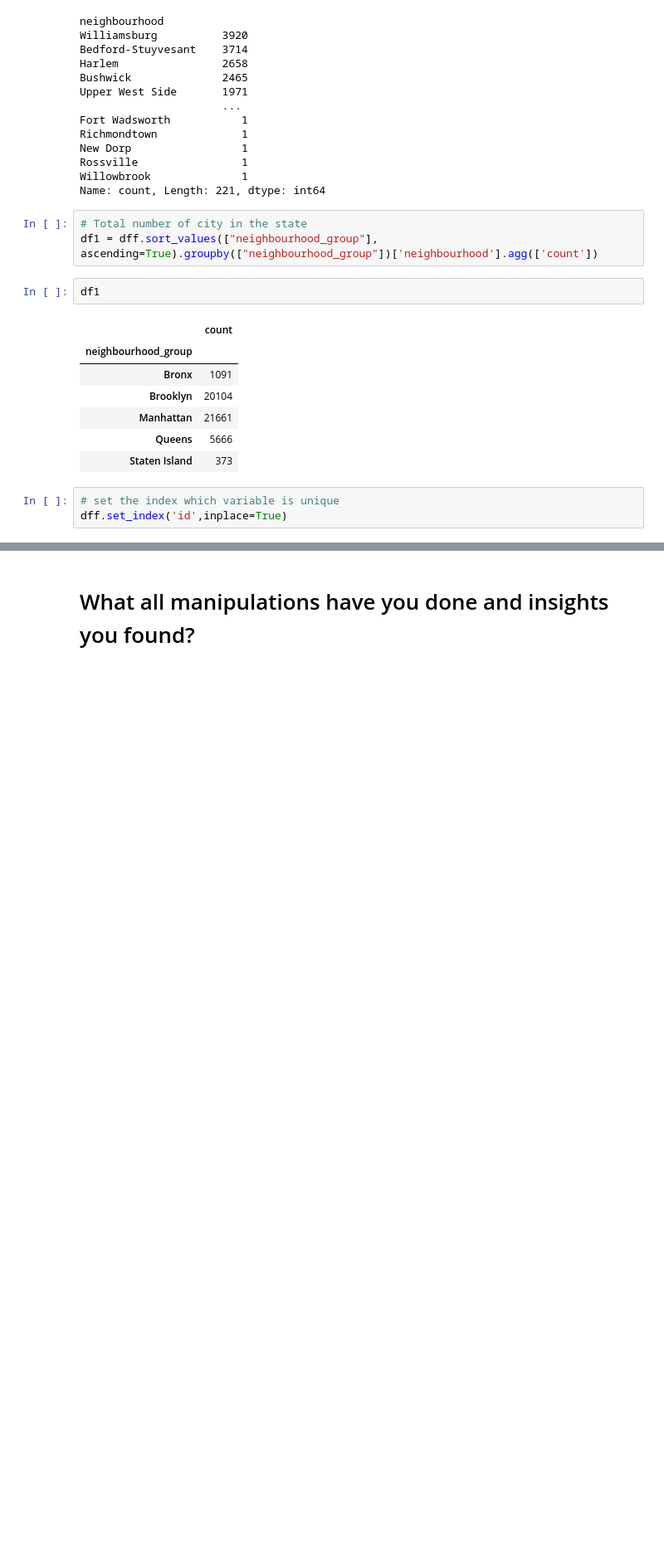
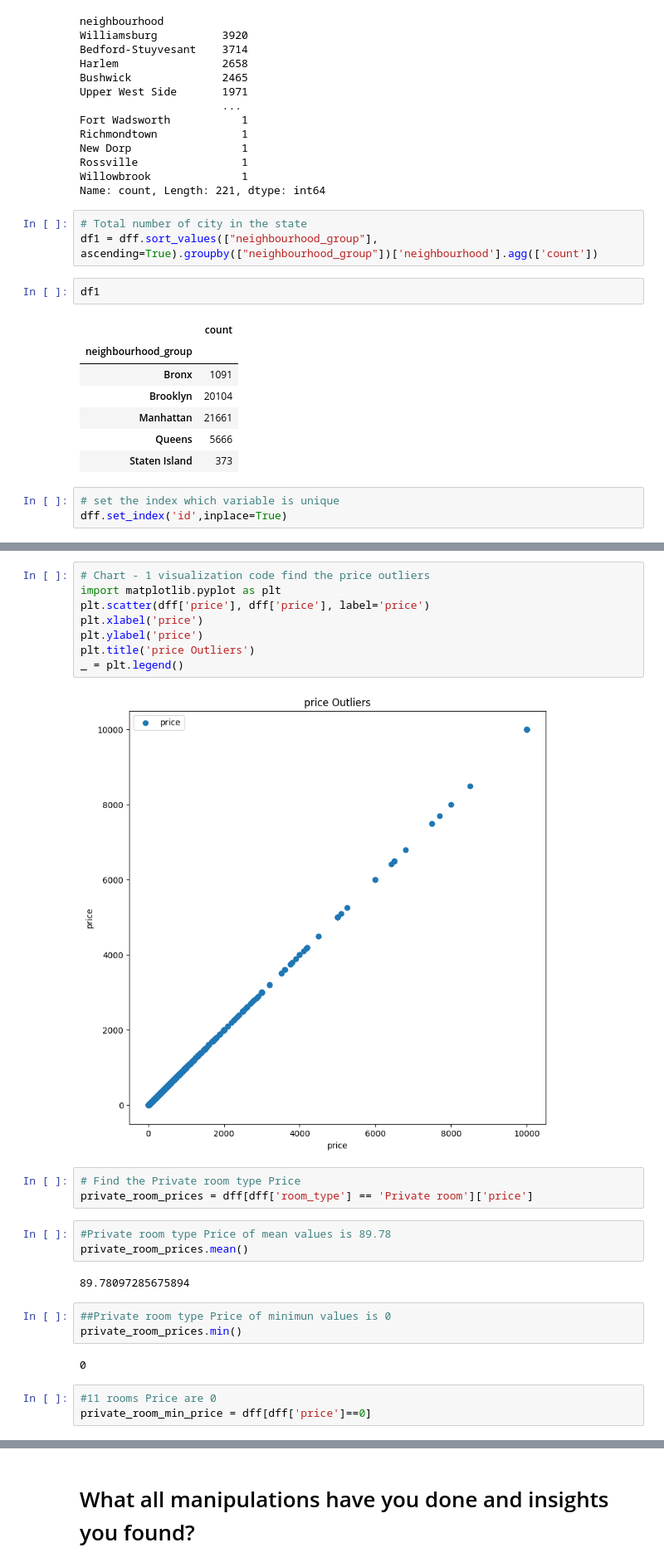
Before and after one commit to Jit562/EDA_AIRBNB_NYC_2019_Data_Analysis, a Jupyter notebook: EDA_AIRBNB_NYC_2019.ipynb, the cells around one changed output, grey strips where cells are left out. Shown at 83% size. Saved outputs shown, nothing was run; the diff lists cells and outputs as text; blank space fills up the shorter version.

```diff
--- a/EDA_AIRBNB_NYC_2019.ipynb
+++ b/EDA_AIRBNB_NYC_2019.ipynb
@@ -510,0 +521,26 @@ dff = df.groupby(["network","item"])["duration"].count()
+# %%
+# Chart - 1 visualization code find the price outliers
+import matplotlib.pyplot as plt
+plt.scatter(dff['price'], dff['price'], label='price')
+plt.xlabel('price')
+plt.ylabel('price')
+plt.title('price Outliers')
+_ = plt.legend()
+# %% [output]
+[figure, added]
+# %%
+# Find the Private room type Price
+private_room_prices = dff[dff['room_type'] == 'Private room']['price']
+# %%
+#Private room type Price of mean values is 89.78
+private_room_prices.mean()
+# %% [output]
+89.78097285675894
+# %%
+##Private room type Price of minimun values is 0
+private_room_prices.min()
+# %% [output]
+0
+# %%
+#11 rooms Price are 0
+private_room_min_price = dff[dff['price']==0]
```
Also changed, not shown: parts of 55 cells of this notebook.
